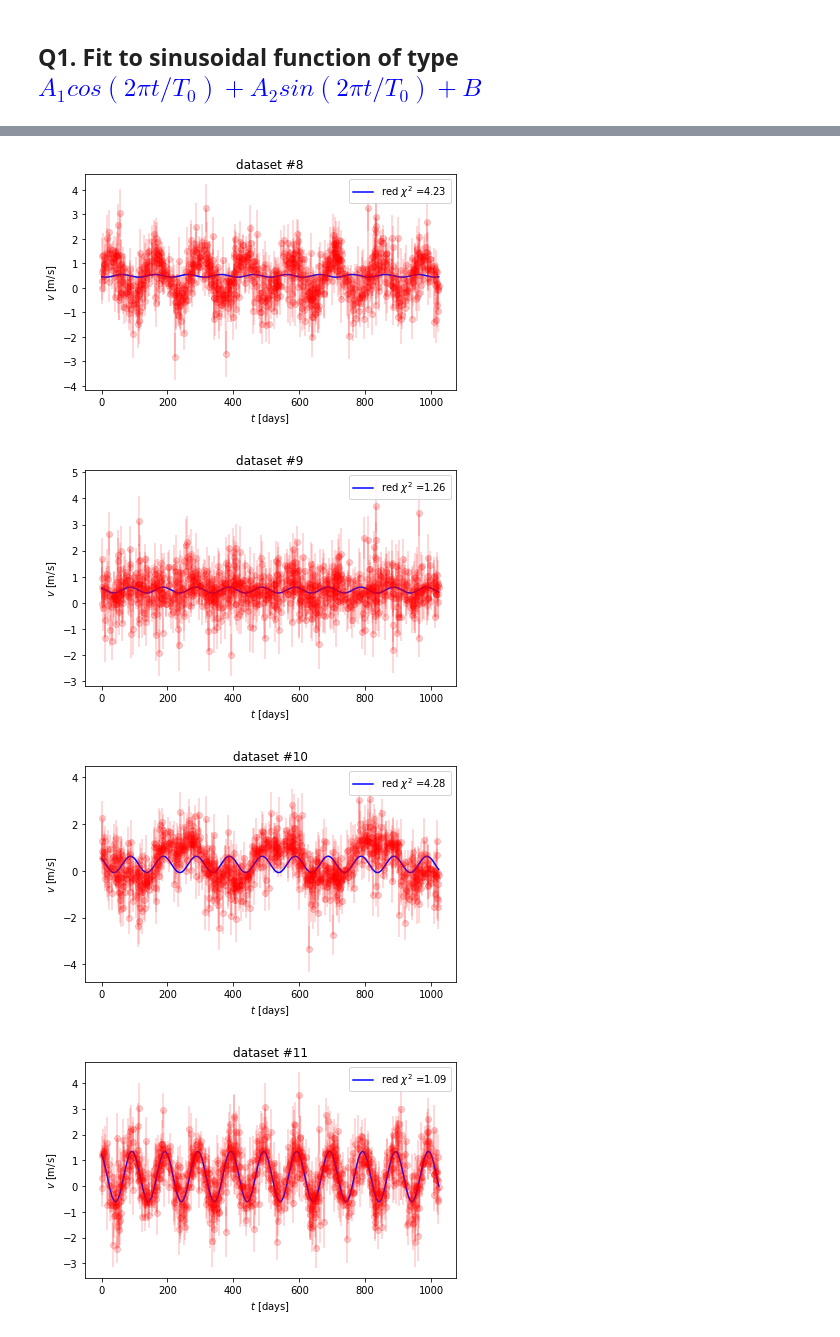
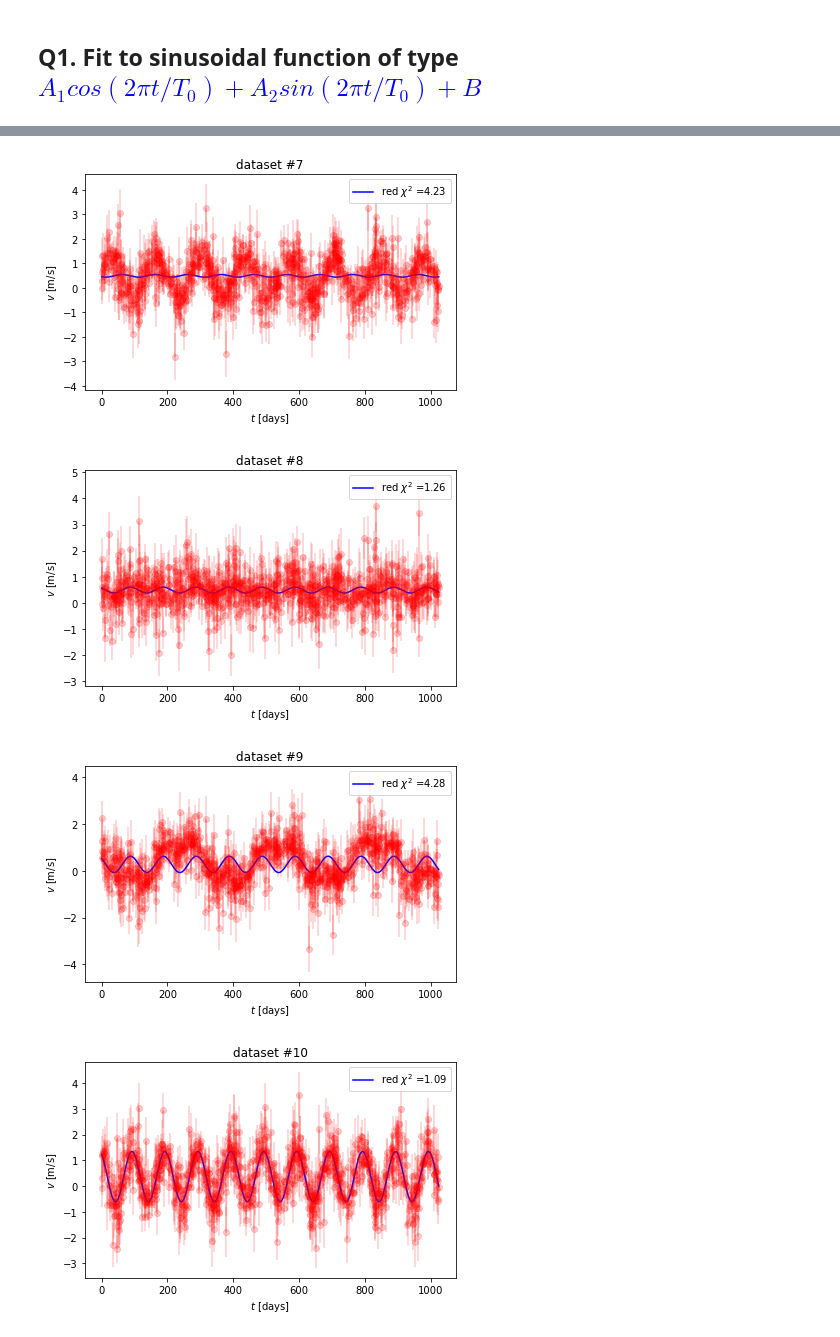
Before and after one commit to jabacousnac/Data-Science-for-Physics-Homework, a Jupyter notebook: pset02_Log_Likelihood_and_Nuisance.ipynb, the cells around one changed output, grey strips where cells are left out. Cells and saved outputs as stored; diff of their text form; code cells hidden in the pictures.

```diff
--- a/pset02_Log_Likelihood_and_Nuisance.ipynb
+++ b/pset02_Log_Likelihood_and_Nuisance.ipynb
@@ -25,7 +25,7 @@ for i in range(2,13):
 
     fig, ax = plt.subplots()
     ax.errorbar(X_data,Y_data,yerr = Y_data_err, marker = 'o', c = 'red', alpha = 0.2)
-    ax.set_title('dataset #{}'.format(i))
+    ax.set_title('dataset #{}'.format(i-1))
 
     #minimize chi_sq. Remember chi_sq is -2*LL
     #I know there are more efficient ways to do rather than having the function in the for loop, but I did that
@@ -36,35 +36,35 @@ for i in range(2,13):
         A1, A2, B = params[0], params[1], params[2]
         y_fit = [A1*np.cos(2*np.pi*X_data[i]/T0) + A2*np.sin(2*np.pi*X_data[i]/T0) + B\
                 for i in range(len(X_data))]
         func_list = [(Y_data[i]-y_fit[i])**2/Y_data_err[i]**2 for i in range(len(X_data))]
         ans = np.sum(func_list)
         return ans
 
     LL_model = minimize(chi_sq, np.array([1,1,1]), method = 'SLSQP')
     A1, A2, B = LL_model.x[0], LL_model.x[1], LL_model.x[2]
 
     #save information to dictionary:
-    LL_dict[i] = [(A1, A2, B), chi_sq([A1, A2, B])/(len(X_data) -1), -1/2*chi_sq([A1, A2, B])]
+    LL_dict[i-1] = [(A1, A2, B), chi_sq([A1, A2, B])/(len(X_data) -1), -1/2*chi_sq([A1, A2, B])]
 
     y_fit = [A1*np.cos(2*np.pi*X_data[i]/T0) + A2*np.sin(2*np.pi*X_data[i]/T0) + B\
                 for i in range(len(X_data))]
     ax.plot(X_data, y_fit, 'b-', label = r'red $\chi^2$ ={}'.format(round((chi_sq([A1, A2, B])/(len(X_data) -1)),2)))
 
     ax.set_xlabel(r'$t$ [days]')
     ax.set_ylabel(r'$v$ [m/s]')
     ax.legend()
 
     plt.tight_layout()
 # %% [output]
 [figure]
 [figure]
 [figure]
 [figure]
 [figure]
 [figure]
 [figure]
 [figure]
-[figure, old version]
+[figure, new version]
 [figure]
 [figure]
 # %%
```
Also changed, not shown: parts of 3 cells of this notebook.
